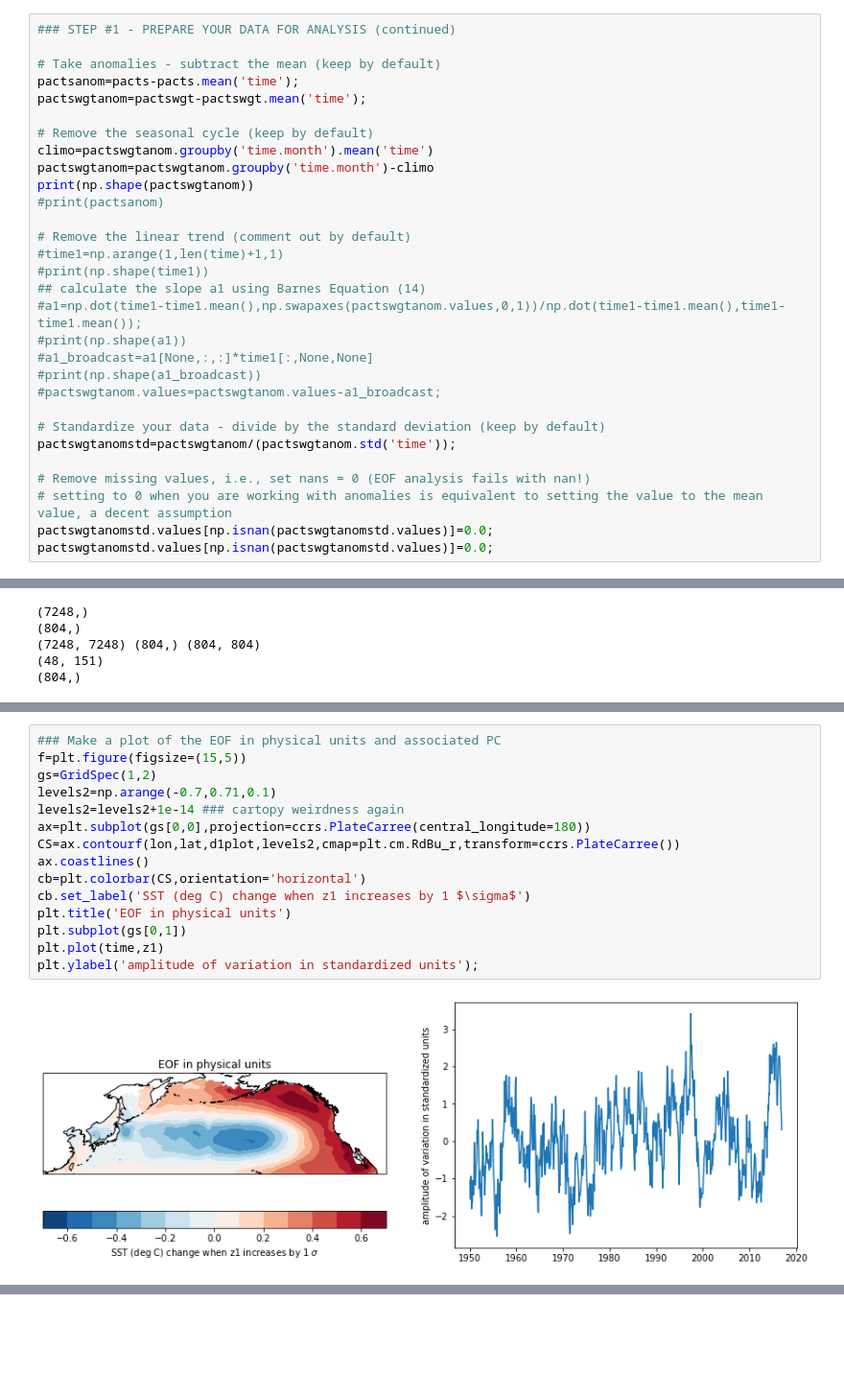
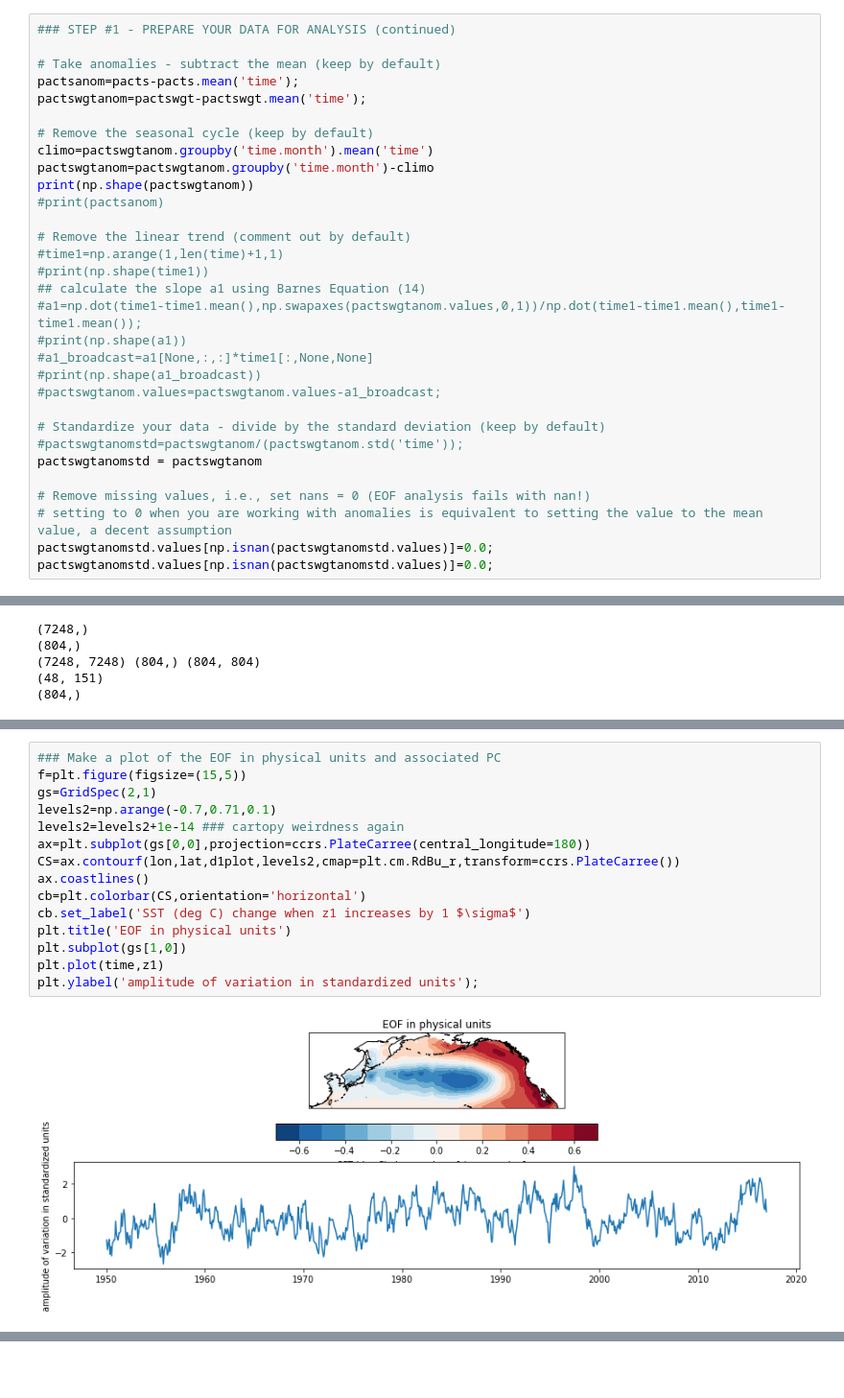
Before and after one commit to eguderian/ATOC5860_Spring2022, a Jupyter notebook: lab3/ATOC5860_applicationlab3_eof_analysis_cosineweighting_cartopy.ipynb, the cells around one changed output, grey strips where cells are left out. Shown: that part at 96% size. Saved outputs shown, nothing was run; the diff lists cells and outputs as text; blank space fills up the shorter version.

```diff
--- a/lab3/ATOC5860_applicationlab3_eof_analysis_cosineweighting_cartopy.ipynb
+++ b/lab3/ATOC5860_applicationlab3_eof_analysis_cosineweighting_cartopy.ipynb
@@ -165,7 +165,8 @@ print(np.shape(pactswgtanom))
 #pactswgtanom.values=pactswgtanom.values-a1_broadcast;
 
 # Standardize your data - divide by the standard deviation (keep by default)
-pactswgtanomstd=pactswgtanom/(pactswgtanom.std('time'));
+#pactswgtanomstd=pactswgtanom/(pactswgtanom.std('time'));
+pactswgtanomstd = pactswgtanom
 
 # Remove missing values, i.e., set nans = 0 (EOF analysis fails with nan!)
 # setting to 0 when you are working with anomalies is equivalent to setting the value to the mean value, a decent assumption
@@ -392,20 +393,20 @@ nan
 # %%
 ### Make a plot of the EOF in physical units and associated PC
 f=plt.figure(figsize=(15,5))
-gs=GridSpec(1,2)
+gs=GridSpec(2,1)
 levels2=np.arange(-0.7,0.71,0.1)
 levels2=levels2+1e-14 ### cartopy weirdness again
 ax=plt.subplot(gs[0,0],projection=ccrs.PlateCarree(central_longitude=180))
 CS=ax.contourf(lon,lat,d1plot,levels2,cmap=plt.cm.RdBu_r,transform=ccrs.PlateCarree())
 ax.coastlines()
 cb=plt.colorbar(CS,orientation='horizontal')
 cb.set_label('SST (deg C) change when z1 increases by 1 $\sigma$')
 plt.title('EOF in physical units')
-plt.subplot(gs[0,1])
+plt.subplot(gs[1,0])
 plt.plot(time,z1)
 plt.ylabel('amplitude of variation in standardized units');
 # %% [output]
-[figure, old version]
+[figure, new version]
 # %%
 ### STEP 4 and 5 for the second EOF
 
```
Also changed, not shown: parts of 8 cells of this notebook, 1 other file.
